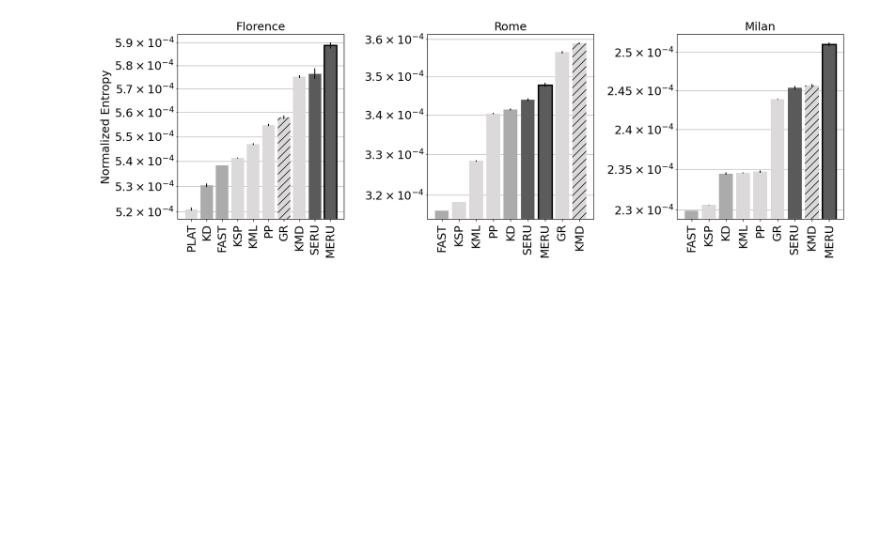
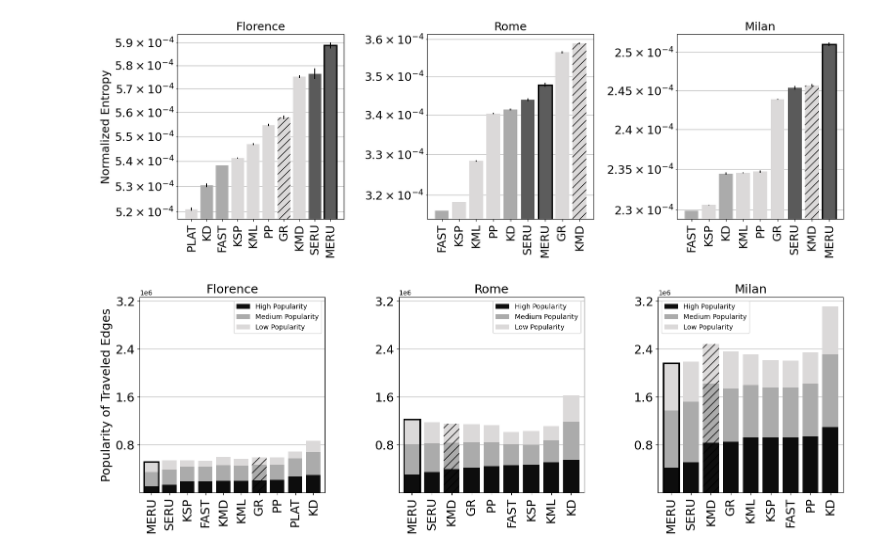
Before and after one commit to lwdovico/pattern-optimized-routes, a Jupyter notebook: notebooks/02_NETINFO_AND_PLOTS.ipynb, the cells around one changed output. Drawn from its saved outputs; the diff is of its cells as text; code cells hidden in the pictures; blank space fills up the shorter version.

```diff
--- a/notebooks/02_NETINFO_AND_PLOTS.ipynb
+++ b/notebooks/02_NETINFO_AND_PLOTS.ipynb
@@ -589,0 +612,83 @@ plt.show()
+# %%
+cols = {'Traveled Popularity': 'Popularity of Traveled Edges',
+         'Traveled Crossings': 'Type of Encountered Crossings'}
+
+special_cols = {'Popularity of Traveled Edges' : ['H', 'M', 'L'], 'Type of Encountered Crossings' : ['slow_crossing', 'normal_crossing', 'not_crossing']}
+map_special_cols = {'Popularity of Traveled Edges' : {'H' : 'High Popularity', 'M' : 'Medium Popularity', 'L' : 'Low Popularity'},
+                    'Type of Encountered Crossings' : {'slow_crossing' : 'Slow Crossing', 'normal_crossing' : 'Normal Crossing', 'not_crossing' : 'Other Roads'}}
+
+for col in cols:
+
+    measure = cols[col]
+    fig, axes = plt.subplots(1, 3, figsize=(18, 5))  # Width: 18 inches, Height: 5 inches
+    # Flatten the axes list for easy indexing
+    axes = axes.flatten()
+    fsize = 18
+
+    for idx, city in enumerate(['florence', 'rome', 'milan_big']):
+
+        ax = axes[idx]
+
+        df_source = pd.read_csv(f'{output_folder}/{city}/simulation_results.csv')
+
+        to_plot = df_source['CO2 Tons'].groupby(df_source['algorithm_name']).mean()
+        to_plot = pd.DataFrame(to_plot).reset_index()
+        to_plot['algorithm_prefix'] = to_plot['algorithm_name'].str.split('_').str[0]
+
+        # Find the rows with the lowest CO2 Tons for each algorithm prefix
+        result_df = to_plot.groupby('algorithm_prefix').apply(lambda x: x[x['CO2 Tons'] == x['CO2 Tons'].min()])
+        # Reset index to clean up the DataFrame
+        result_df = result_df.reset_index(drop=True)
+        # Drop the algorithm_prefix column if you don't need it anymore
+        result_df = result_df.drop(columns=['algorithm_prefix'])
+
+        lowest_CO2_ls = result_df['algorithm_name'].tolist()
+
+        CO2_df = df_source[df_source['algorithm_name'].isin(lowest_CO2_ls)][col]
+
+        temp_df = pd.DataFrame(decounter_column(CO2_df))
+
+        # Initialize an empty DataFrame to hold the extracted values
+        extracted_df = pd.DataFrame()
+
+        for index, row in temp_df.iterrows():
+            extracted_df = pd.concat((extracted_df, pd.DataFrame(row[col], index = np.arange(1))), ignore_index=True)
+        extracted_df = extracted_df[special_cols[measure]]
+        extracted_df['algorithm_name'] = df_source.loc[CO2_df.index]['algorithm_name'].values
+        measure_df = extracted_df.groupby('algorithm_name')
+        mean_series = measure_df.mean().fillna(0)
+        mean_series.index = [x.split('_')[0]\
+                             .replace('NR', 'FAST')\
+                             .replace(f'MERU{chosen_map[city]}', 'MERU')\
+                             .replace(f'SERU{chosen_map[city]}', 'SERU')\
+                             for x in mean_series.index]
+
+        to_plot = mean_series.sort_values(by = special_cols[measure])
+        to_plot.columns = list(map(lambda x: map_special_cols[measure][x], to_plot.columns))
+
+        to_plot.plot(kind='bar', stacked=True, ax=ax, color = ['#0d0d0d', '#ababab', '#dbd9d9'], zorder = 100, width = 0.8)
+        ax.bar(list(to_plot.index).index('MERU'), to_plot.loc['MERU'].sum(), edgecolor='black', color = (0.08, 0.08, 0.08, 0), linewidth=2.2, zorder = 200, width = 0.8)
+        ax.bar(list(to_plot.index).index(best_baselines[city]), to_plot.loc[best_baselines[city]].sum(), hatch = '//', color = (0.08, 0.08, 0.08, 0), linewidth=2.2, zorder = 200, width = 0.8)
+
+        ax.grid(axis='y', which='both', zorder = 0)
+        ax.set_title(city[0].upper()+city[1:].replace('_big', ''), fontsize = fsize)
+
+        if idx == 0:
+            ax.set_ylabel(cols[col], fontsize = fsize)
+
+        ax.yaxis.set_major_locator(matplotlib.ticker.MaxNLocator(prune='both', nbins = 5))
+
+        ax.tick_params(axis='both', which='both', labelsize=fsize)
+        ax.tick_params(axis='x', which='both', labelsize=fsize, rotation = 90)
+
+    mint = min([ax.get_ylim()[0] for ax in axes])
+    maxt = max([ax.get_ylim()[-1] for ax in axes])
+    [ax.set_ylim(mint, maxt) for ax in axes]
+    [ax.yaxis.set_major_locator(matplotlib.ticker.MaxNLocator(prune='both', nbins = 5)) for ax in axes]
+
+
+    plt.subplots_adjust(left=0.1, right=0.9, bottom=0.1, top=0.9, wspace=0.4, hspace=0.4)
+
+    plt.show()
+# %% [output]
+[figure, added]
```
Also changed, not shown: parts of 2 cells of this notebook, 1 other file.
